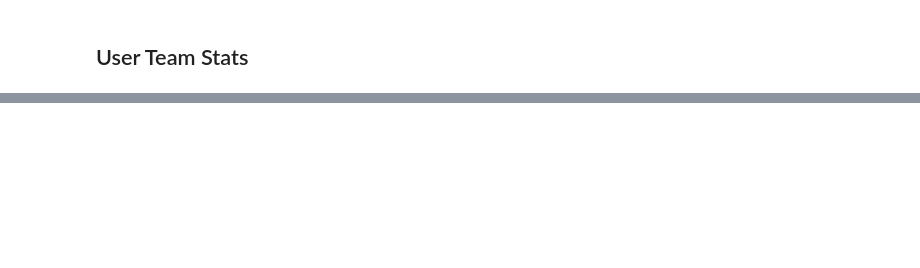
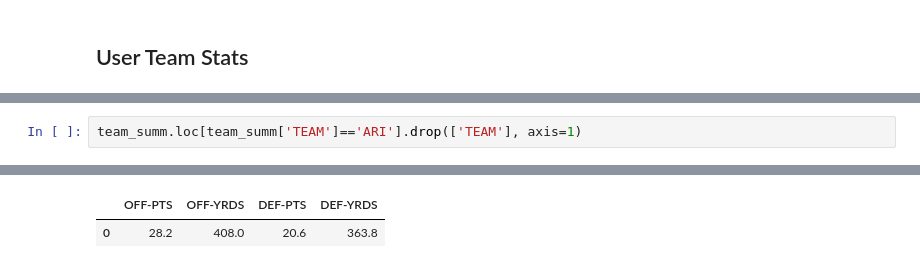
Before and after one commit to ramosem97/Quiniela, a Jupyter notebook: notebook/nfl_charts.ipynb, the cells around one changed output, grey strips where cells are left out. Saved outputs shown, nothing was run; the diff lists cells and outputs as text; blank space fills up the shorter version.

```diff
--- a/notebook/nfl_charts.ipynb
+++ b/notebook/nfl_charts.ipynb
@@ -488,0 +579,3 @@ df.loc[df['game_time'].astype(np.datetime64) > today].sort_values('game_time')
+# %%
+team_summ.loc[team_summ['TEAM']=='ARI'].drop(['TEAM'], axis=1)
+# %% [output]
@@ -488,0 +583,2 @@ df.loc[df['game_time'].astype(np.datetime64) > today].sort_values('game_time')
+|  | OFF-PTS | OFF-YRDS | DEF-PTS | DEF-YRDS |
+| 0 | 28.2 | 408.0 | 20.6 | 363.8 |
```
Also changed, not shown: parts of 30 cells of this notebook, 5 other files.
